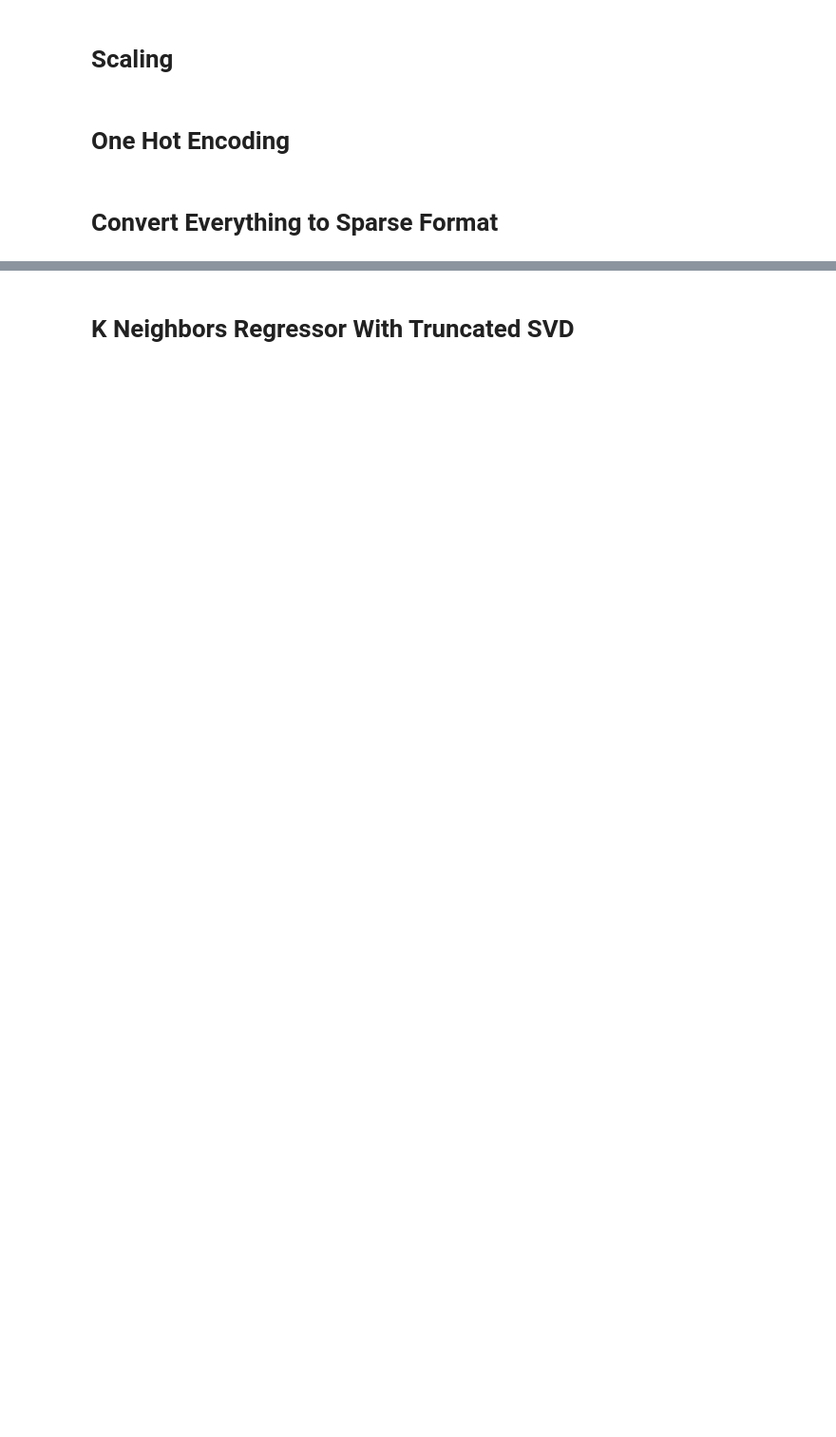
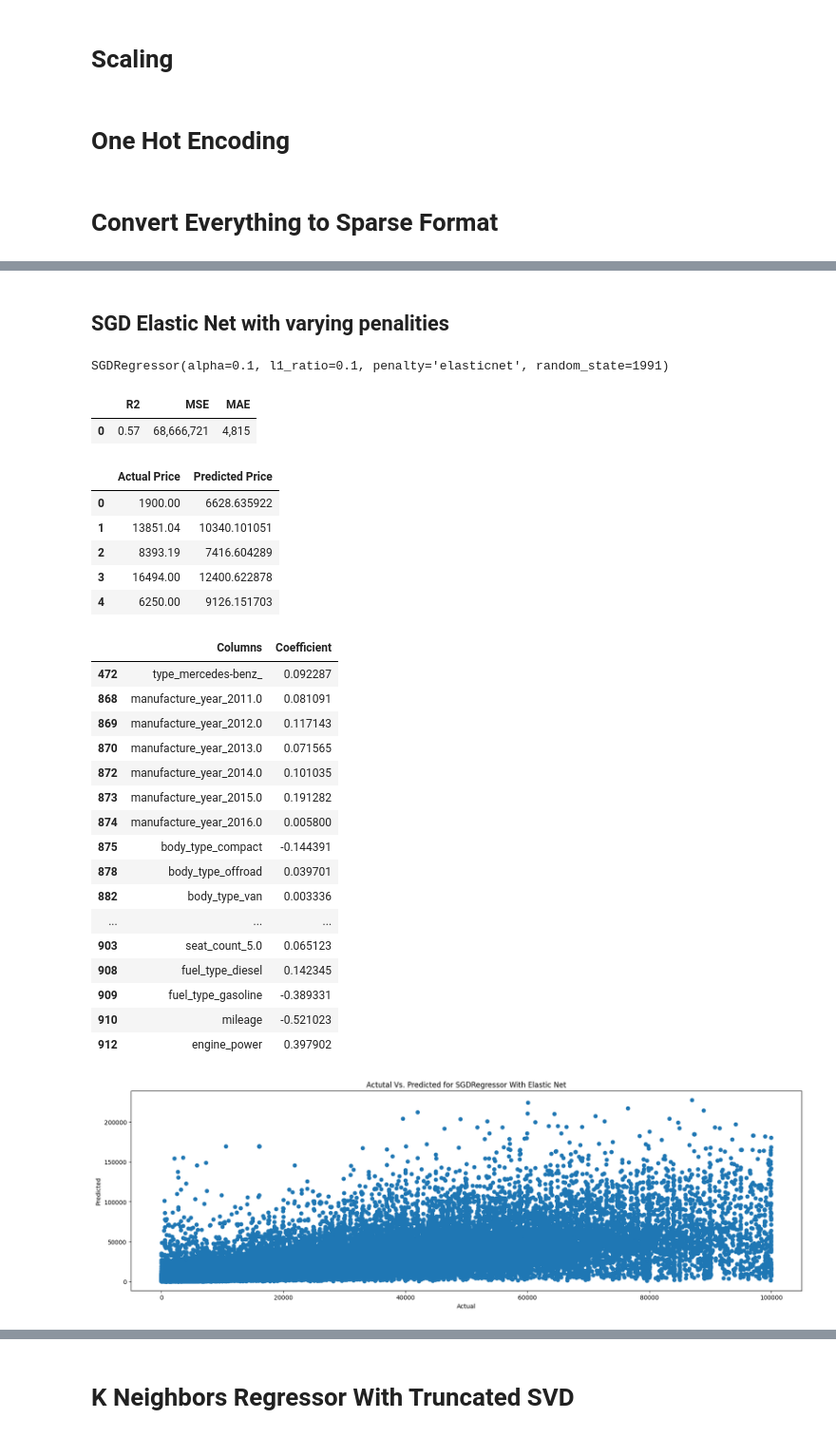
Before and after one commit to nhDuc1993/GMT6740, a Jupyter notebook: Hassan/Hassan Modeling.ipynb, the cells around one changed output, grey strips where cells are left out. Shown at 95% size. Drawn from its saved outputs; the diff is of its cells as text; code cells hidden in the pictures; blank space fills up the shorter version.

```diff
--- a/Hassan/Hassan Modeling.ipynb
+++ b/Hassan/Hassan Modeling.ipynb
@@ -191,0 +211,55 @@ array([1.40080402, 0.5965793 , 0.98412273, 0.36599672, 0.32208589,
+# %% [markdown]
+## SGD Elastic Net with varying penalities
+# %%
+sgd_enet_grid = GridSearchCV(
+    SGDRegressor(),
+    param_grid={
+        "random_state": [1991],
+        "penalty": ["elasticnet"],
+        "l1_ratio": np.arange(0.1, 1.1, 0.1),
+        "alpha": np.arange(0.1, 1.1, 0.1),
+    },
+    n_jobs=14,
+    cv=5,
+)
+
+sgd_enet_grid.fit(Sparse_X_train, y_train)
+
+display(sgd_enet_grid.best_estimator_)
+
+sgd_enet_grid_y = sgd_enet_grid.predict(Sparse_X_test)
+
+Score_Method(y_test, sgd_enet_grid_y, "SGDRegressor With Elastic Net")
+display(
+    pd.DataFrame(
+        {"Columns": ColumnNames, "Coefficient": sgd_enet_grid.best_estimator_.coef_}
+    ).query("Coefficient!=0")
+)
+# %% [output]
+SGDRegressor(alpha=0.1, l1_ratio=0.1, penalty='elasticnet', random_state=1991)
+|  | R2 | MSE | MAE |
+| 0 | 0.57 | 68,666,721 | 4,815 |
+|  | Actual Price | Predicted Price |
+| 0 | 1900.00 | 6628.635922 |
+| 1 | 13851.04 | 10340.101051 |
+| 2 | 8393.19 | 7416.604289 |
+| 3 | 16494.00 | 12400.622878 |
+| 4 | 6250.00 | 9126.151703 |
+|  | Columns | Coefficient |
+| 472 | type_mercedes-benz_ | 0.092287 |
+| 868 | manufacture_year_2011.0 | 0.081091 |
+| 869 | manufacture_year_2012.0 | 0.117143 |
+| 870 | manufacture_year_2013.0 | 0.071565 |
+| 872 | manufacture_year_2014.0 | 0.101035 |
+| 873 | manufacture_year_2015.0 | 0.191282 |
+| 874 | manufacture_year_2016.0 | 0.005800 |
+| 875 | body_type_compact | -0.144391 |
+| 878 | body_type_offroad | 0.039701 |
+| 882 | body_type_van | 0.003336 |
+| ... | ... | ... |
+| 903 | seat_count_5.0 | 0.065123 |
+| 908 | fuel_type_diesel | 0.142345 |
+| 909 | fuel_type_gasoline | -0.389331 |
+| 910 | mileage | -0.521023 |
+| 912 | engine_power | 0.397902 |
+[figure, added]
```
Also changed, not shown: parts of 35 cells of this notebook.
